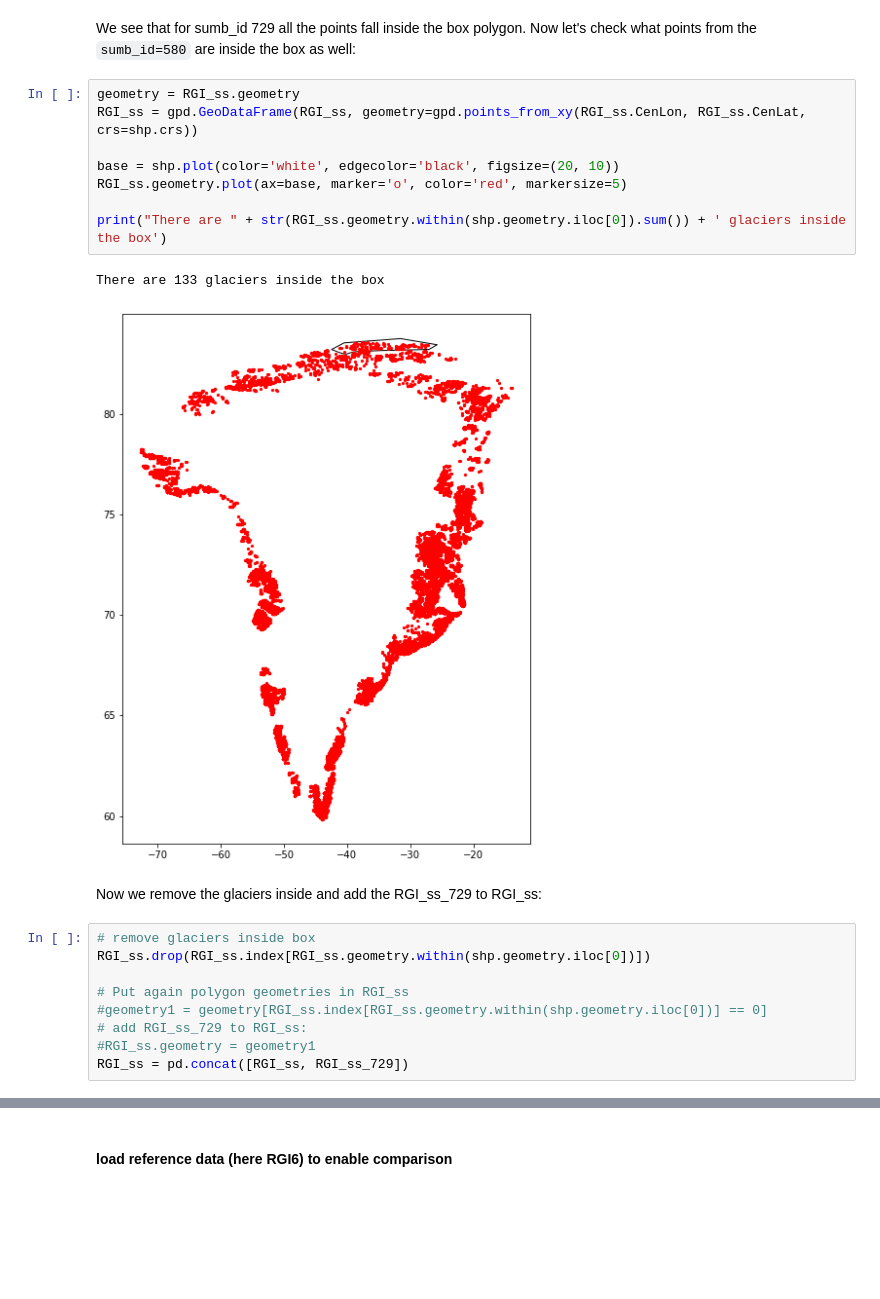
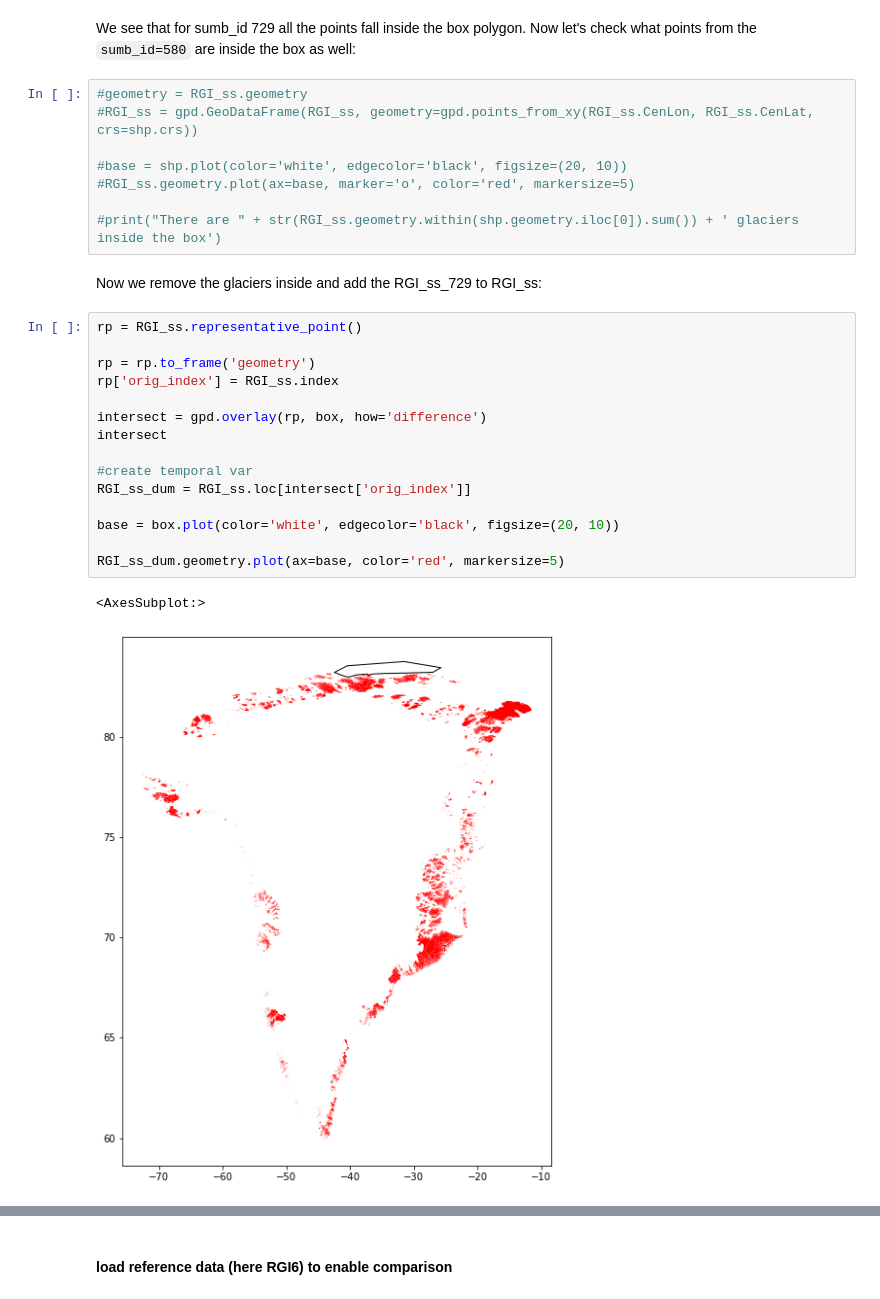
Before and after one commit to GLIMS-RGI/rgi7_scripts, a Jupyter notebook: workflow/RGI05.ipynb, the cells around one changed output, grey strips where cells are left out. Drawn from its saved outputs; the diff is of its cells as text; blank space fills up the shorter version.

```diff
--- a/workflow/RGI05.ipynb
+++ b/workflow/RGI05.ipynb
@@ -138,24 +118,30 @@ Are all points inside the box? True
 We see that for sumb_id 729 all the points fall inside the box polygon.
 Now let's check what points from the `sumb_id=580` are inside the box as well:
 # %%
-geometry = RGI_ss.geometry
-RGI_ss = gpd.GeoDataFrame(RGI_ss, geometry=gpd.points_from_xy(RGI_ss.CenLon, RGI_ss.CenLat, crs=shp.crs))
+#geometry = RGI_ss.geometry
+#RGI_ss = gpd.GeoDataFrame(RGI_ss, geometry=gpd.points_from_xy(RGI_ss.CenLon, RGI_ss.CenLat, crs=shp.crs))
 
-base = shp.plot(color='white', edgecolor='black', figsize=(20, 10))
-RGI_ss.geometry.plot(ax=base, marker='o', color='red', markersize=5)
+#base = shp.plot(color='white', edgecolor='black', figsize=(20, 10))
+#RGI_ss.geometry.plot(ax=base, marker='o', color='red', markersize=5)
 
-print("There are " + str(RGI_ss.geometry.within(shp.geometry.iloc[0]).sum()) + ' glaciers inside the box')
+#print("There are " + str(RGI_ss.geometry.within(shp.geometry.iloc[0]).sum()) + ' glaciers inside the box')
-# %% [output]
-There are 133 glaciers inside the box
-[figure, removed]
 # %% [markdown]
 Now we remove the glaciers inside and add the RGI_ss_729 to RGI_ss:
-# %%
-# remove glaciers inside box
-RGI_ss.drop(RGI_ss.index[RGI_ss.geometry.within(shp.geometry.iloc[0])])
-
-# Put again polygon geometries in RGI_ss
-#geometry1 = geometry[RGI_ss.index[RGI_ss.geometry.within(shp.geometry.iloc[0])] == 0]
-# add RGI_ss_729 to RGI_ss:
-#RGI_ss.geometry = geometry1
-RGI_ss = pd.concat([RGI_ss, RGI_ss_729])
+# %%
+rp = RGI_ss.representative_point()
+
+rp = rp.to_frame('geometry')
+rp['orig_index'] = RGI_ss.index
+
+intersect = gpd.overlay(rp, box, how='difference')
+intersect
+
+#create temporal var
+RGI_ss_dum = RGI_ss.loc[intersect['orig_index']]
+
+base = box.plot(color='white', edgecolor='black', figsize=(20, 10))
+
+RGI_ss_dum.geometry.plot(ax=base, color='red', markersize=5)
+# %% [output]
+<AxesSubplot:>
+[figure, added]
```
Also changed, not shown: parts of 12 cells of this notebook.
